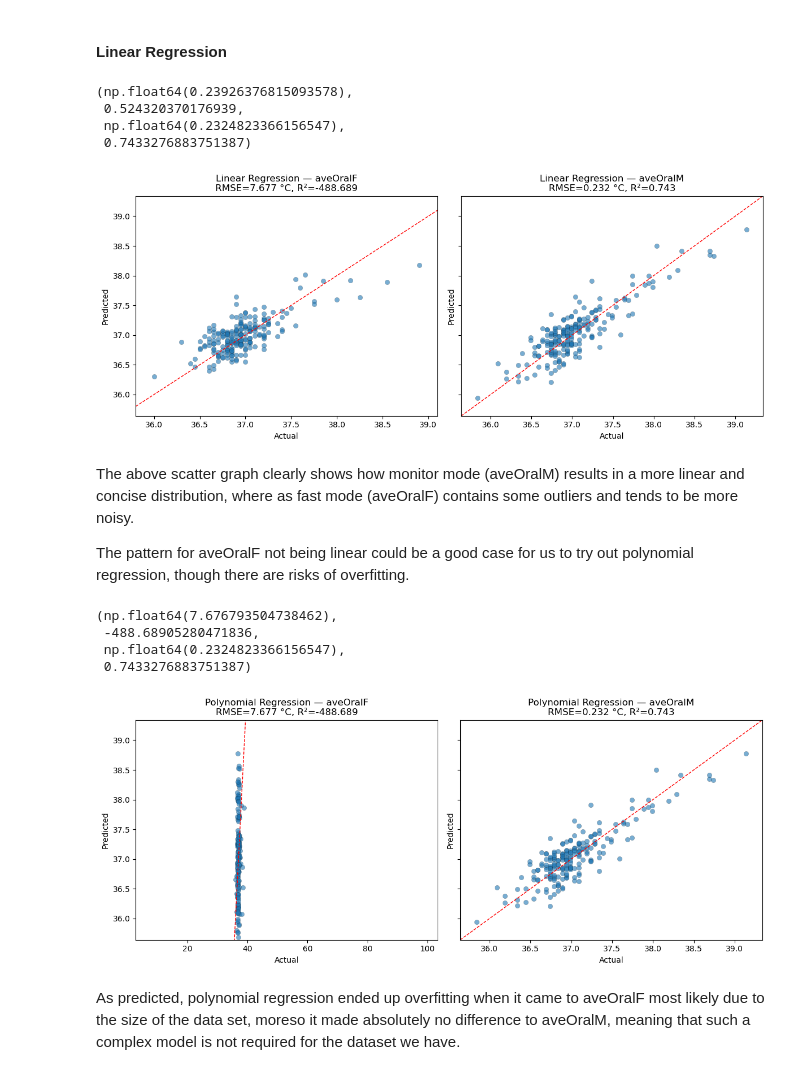
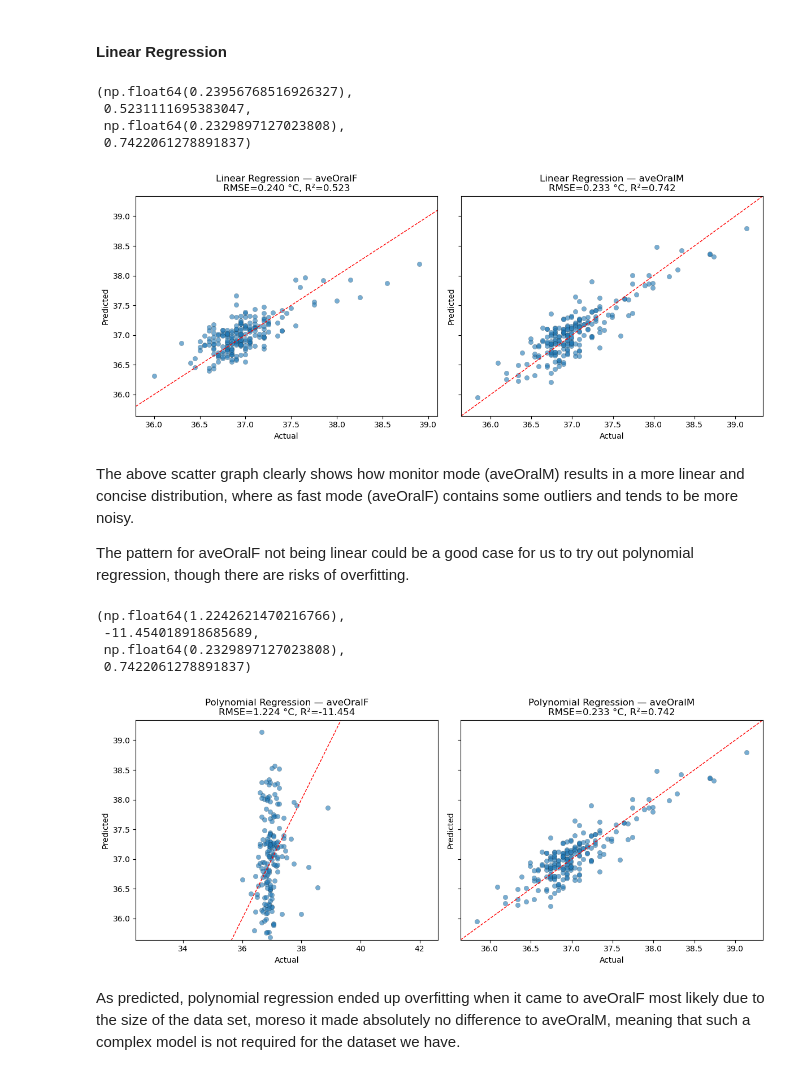
Before and after one commit to zombonline/MachineLearningCoursework, a Jupyter notebook: coursework.ipynb, the cells around one changed output. Drawn from its saved outputs; the diff is of its cells as text; code cells hidden in the pictures.

Commit message:
Fixed distance outlier

```diff
--- a/coursework.ipynb
+++ b/coursework.ipynb
@@ -127,3 +130,7 @@ The only case of missing data in the feature set is the `Distance` collumn which
+# %%
+import numpy as np
+# Remove the distance outlier
+features.loc[features['Distance'] > 5, 'Distance'] = np.nan
 # %%
 assert __import__('matplotlib'), "Please install the 'matplotlib' package to proceed."
 import matplotlib.pyplot as plt
@@ -253,7 +262,6 @@ Xt.shape
 assert __import__('numpy'), "Please install the 'numpy' package to proceed."
 from sklearn.linear_model import LinearRegression
 from sklearn.metrics import mean_squared_error, r2_score
-import numpy as np
 
 # Create the full pipeline including the preprocessor and the model
 linreg_pipeline_F = Pipeline([
@@ -287,38 +295,38 @@ r2_linreg_M = r2_score(targets_test_M, targets_pred_M)
 
 rmse_linreg_F, r2_linreg_F, rmse_linreg_M, r2_linreg_M
 # %% [output]
-(np.float64(0.23926376815093578),
- 0.524320370176939,
- np.float64(0.2324823366156547),
- 0.7433276883751387)
+(np.float64(0.23956768516926327),
+ 0.5231111695383047,
+ np.float64(0.2329897127023808),
+ 0.7422061278891837)
 # %%
 
 # Create subplots
 fig, axes = plt.subplots(1, 2, figsize=(12,5), sharey=True)
 
 # Function to draw scatter + identity line + annotation
 def plot_actual_vs_pred(ax, y_true, y_pred, title, rmse, r2):
     ax.scatter(y_true, y_pred, alpha=0.6, edgecolor='k', linewidth=0.2)
     # identity line
     vals = np.concatenate([y_true.values.ravel(), np.asarray(y_pred).ravel()])
     vmin, vmax = vals.min() - 0.2, vals.max() + 0.2
     ax.plot([vmin, vmax], [vmin, vmax], color='red', linestyle='--', linewidth=1)
     ax.set_xlim(vmin, vmax)
     ax.set_ylim(vmin, vmax)
     ax.set_xlabel('Actual')
     ax.set_ylabel('Predicted')
     ax.set_title(f"{title}\nRMSE={rmse:.3f} °C, R²={r2:.3f}")
 
 # Plot for aveOralF
-plot_actual_vs_pred(axes[0], targets_test_F, targets_pred_F, "Linear Regression — aveOralF", rmse_F, r2_F)
+plot_actual_vs_pred(axes[0], targets_test_F, targets_pred_F, "Linear Regression — aveOralF", rmse_linreg_F, r2_linreg_F)
 
 # Plot for aveOralM
-plot_actual_vs_pred(axes[1], targets_test_M, targets_pred_M, "Linear Regression — aveOralM", rmse_M, r2_M)
+plot_actual_vs_pred(axes[1], targets_test_M, targets_pred_M, "Linear Regression — aveOralM", rmse_linreg_M, r2_linreg_M)
 
 plt.tight_layout()
 plt.show()
 # %% [output]
-[figure, old version]
+[figure, new version]
 # %% [markdown]
 The above scatter graph clearly shows how monitor mode (aveOralM) results in a more linear and concise distribution, where as fast mode (aveOralF) contains some outliers and tends to be more noisy.
 
@@ -358,10 +366,10 @@ r2_polynomial_M = r2_score(targets_test_M, targets_pred_M)
 
 rmse_polynomial_F, r2_polynomial_F, rmse_polynomial_M, r2_polynomial_M
 # %% [output]
-(np.float64(7.676793504738462),
- -488.68905280471836,
- np.float64(0.2324823366156547),
- 0.7433276883751387)
+(np.float64(1.2242621470216766),
+ -11.454018918685689,
+ np.float64(0.2329897127023808),
+ 0.7422061278891837)
 # %%
 # Create subplots
 fig, axes = plt.subplots(1, 2, figsize=(12,5), sharey=True)
@@ -376,7 +384,7 @@ plot_actual_vs_pred(axes[1], targets_test_M, targets_pred_M, "Polynomial Regress
 plt.tight_layout()
 plt.show()
 # %% [output]
-[figure, old version]
+[figure, new version]
 # %% [markdown]
 As predicted, polynomial regression ended up overfitting when it came to aveOralF most likely due to the size of the data set, moreso it made absolutely no difference to aveOralM, meaning that such a complex model is not required for the dataset we have.
 # %% [markdown]
```
Also changed, not shown: parts of 11 cells of this notebook.
